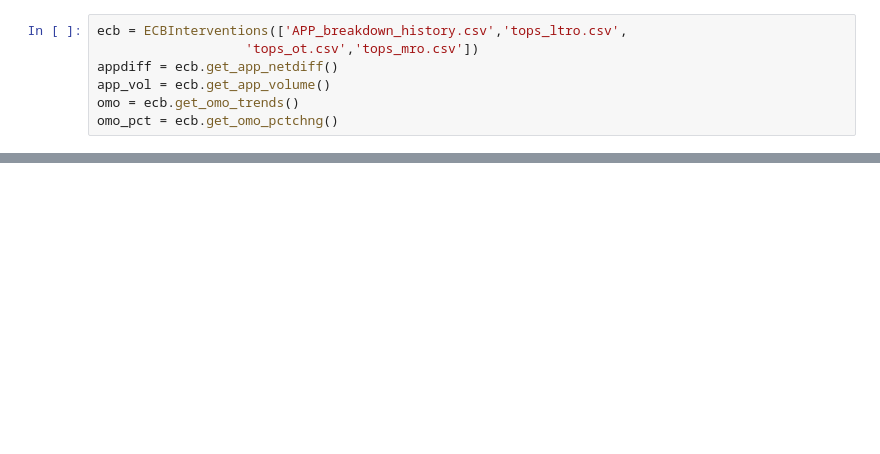
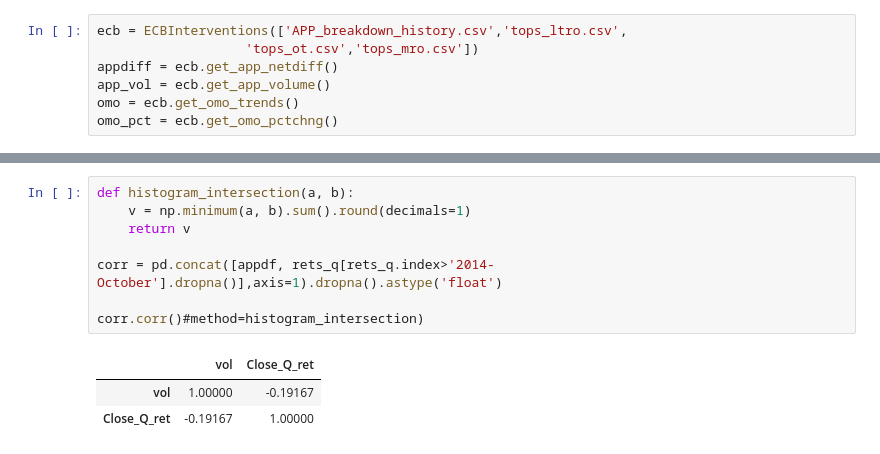
Before and after one commit to jbrttl/portfolio-analyst, a Jupyter notebook: notebooks/correlations.ipynb, the cells around one changed output, grey strips where cells are left out. Drawn from its saved outputs; the diff is of its cells as text; blank space fills up the shorter version.

```diff
--- a/notebooks/correlations.ipynb
+++ b/notebooks/correlations.ipynb
@@ -48,0 +74,12 @@ fig.show()
+# %%
+def histogram_intersection(a, b):
+    v = np.minimum(a, b).sum().round(decimals=1)
+    return v
+
+corr = pd.concat([appdf, rets_q[rets_q.index>'2014-October'].dropna()],axis=1).dropna().astype('float')
+
+corr.corr()#method=histogram_intersection)
+# %% [output]
+|  | vol | Close_Q_ret |
+| vol | 1.00000 | -0.19167 |
+| Close_Q_ret | -0.19167 | 1.00000 |
```
Also changed, not shown: parts of 7 cells of this notebook, 1 other file.
